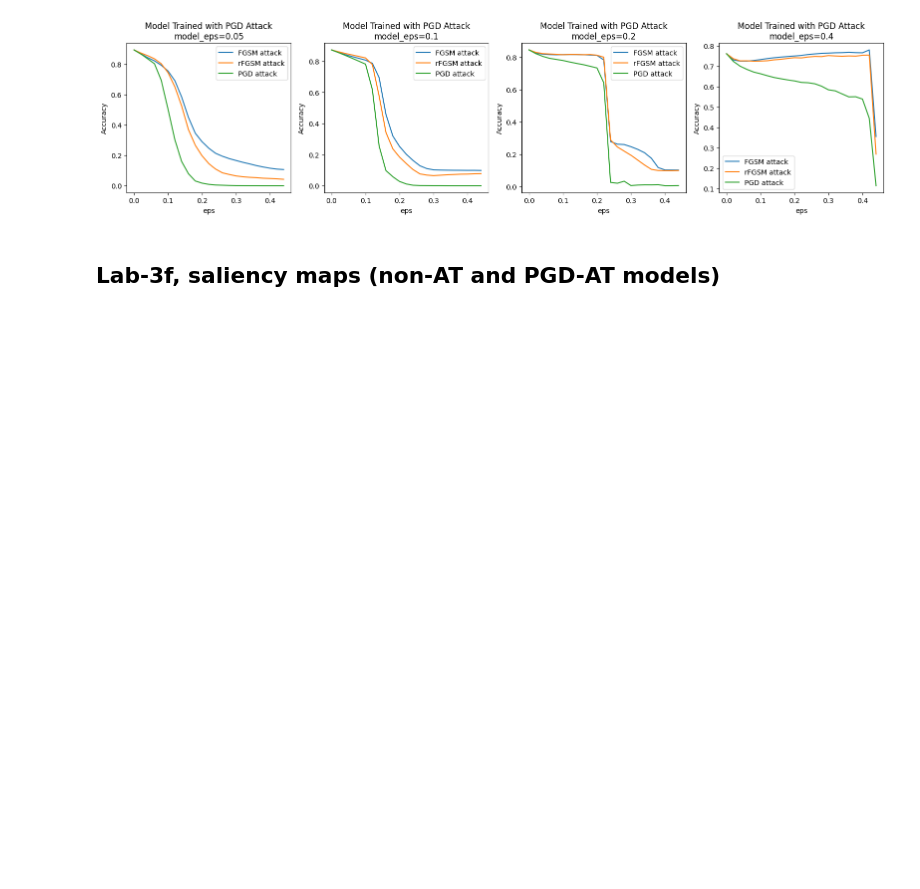
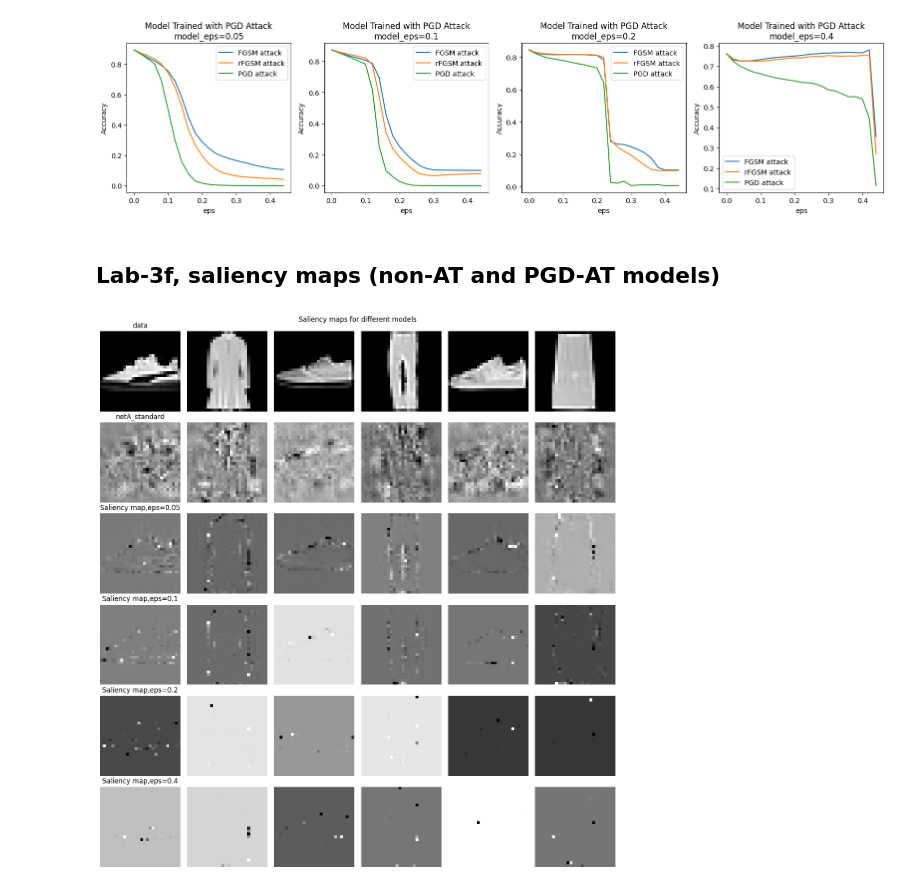
Before and after one commit to danyjabban/Representation_Learning, a Jupyter notebook: HW5/HWK5_main.ipynb, the cells around one changed output. Cells and saved outputs as stored; diff of their text form; code cells hidden in the pictures; blank space fills up the shorter version.

```diff
--- a/HW5/HWK5_main.ipynb
+++ b/HW5/HWK5_main.ipynb
@@ -791,35 +793,37 @@ def plot_lab3_bonus_saliency(save=False):
         data, labels = d.to(device), l.to(device)
         inds = random.sample(list(range(data.size(0))), num_examples)  # which data points in batch to plot
         break
-    fig, ax = plt.subplots(len(eps_lst_from_file) + 1, num_examples, figsize=(15, 14))
+    fig, ax = plt.subplots(len(eps_lst_from_file) + 1, num_examples, figsize=(13, 14))
     for jj in range(num_examples):
         ax[0, jj].imshow(data[inds[jj], 0].cpu().numpy(), cmap='gray', interpolation='nearest')
         ax[0, jj].axis("off")
         if jj == 0:
             ax[0, jj].set_title('data')
     for i, eps in enumerate(eps_lst_from_file):
         model_checkpoint = inv_model_checkpoints[eps]
         whitebox = models.NetA()
         whitebox.load_state_dict(torch.load(model_checkpoint)) # TODO: Load your robust models
         whitebox = whitebox.to(device)
         whitebox.eval()
 
         grad_wrt_data = attacks.gradient_wrt_data(whitebox, device, data, lbl=labels)
 
         for jj in range(num_examples):
             ax[i+1, jj].imshow(grad_wrt_data[inds[jj], 0].cpu().numpy(), cmap='gray', interpolation='nearest')
             ax[i+1, jj].axis("off")
             # plt.title("clean. pred={}".format(classes[clean_preds[inds[jj]]]))
             if jj == 0:
                 ax[i+1, jj].set_title('Saliency map,eps=%g' % eps)
                 if eps == -1:
                     ax[i+1, jj].set_title('netA_standard')
 
     fig.suptitle("Saliency maps for different models")
     fig.tight_layout()
     if save:
         plt.savefig('Figures/lab3f_saliency.pdf', dpi=500, bbox_inches='tight')
     return
 
 
 plot_lab3_bonus_saliency(save=True)
+# %% [output]
+[figure, added]
```
Also changed, not shown: parts of 1 cell of this notebook, 1 other file.
